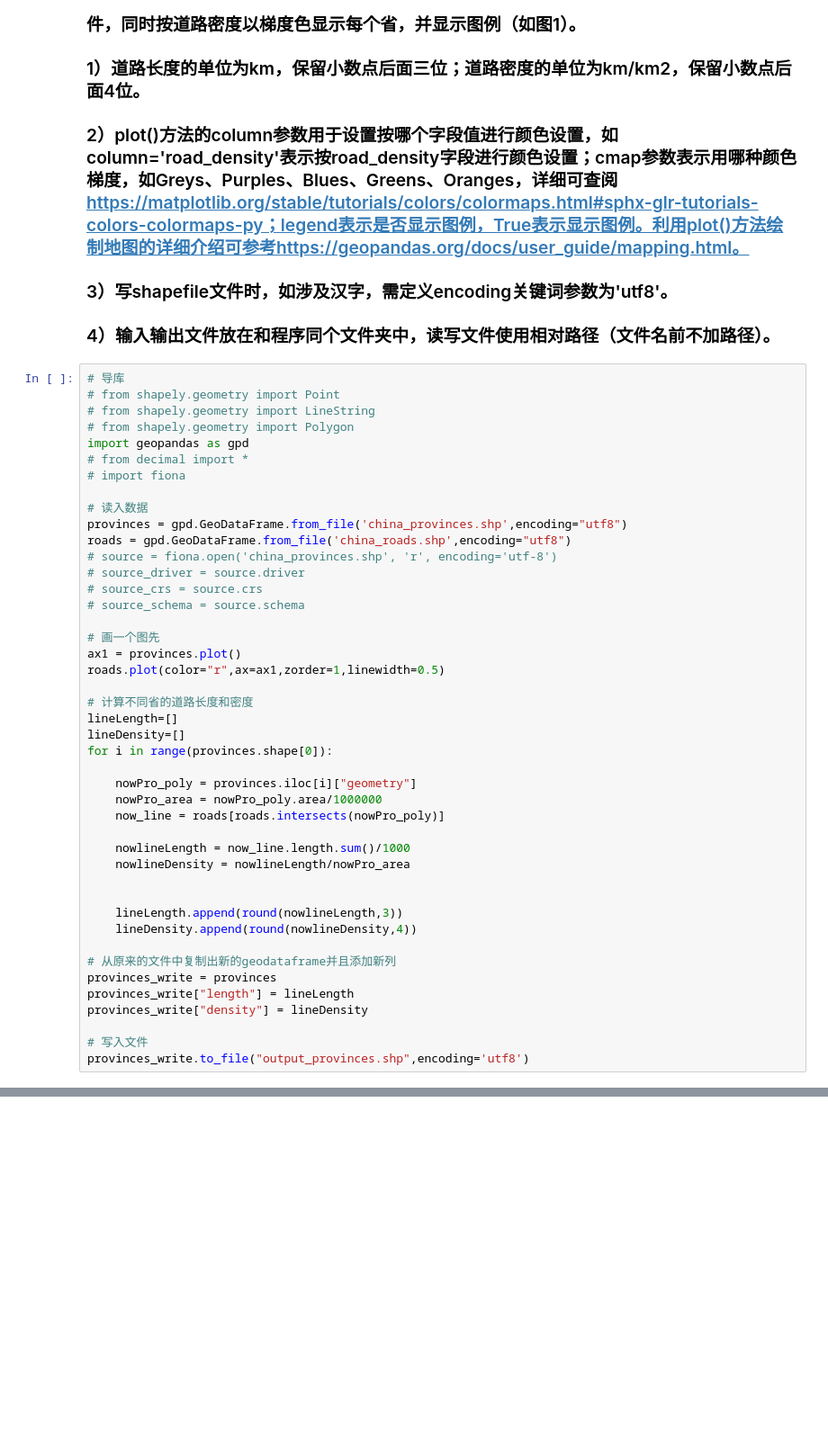
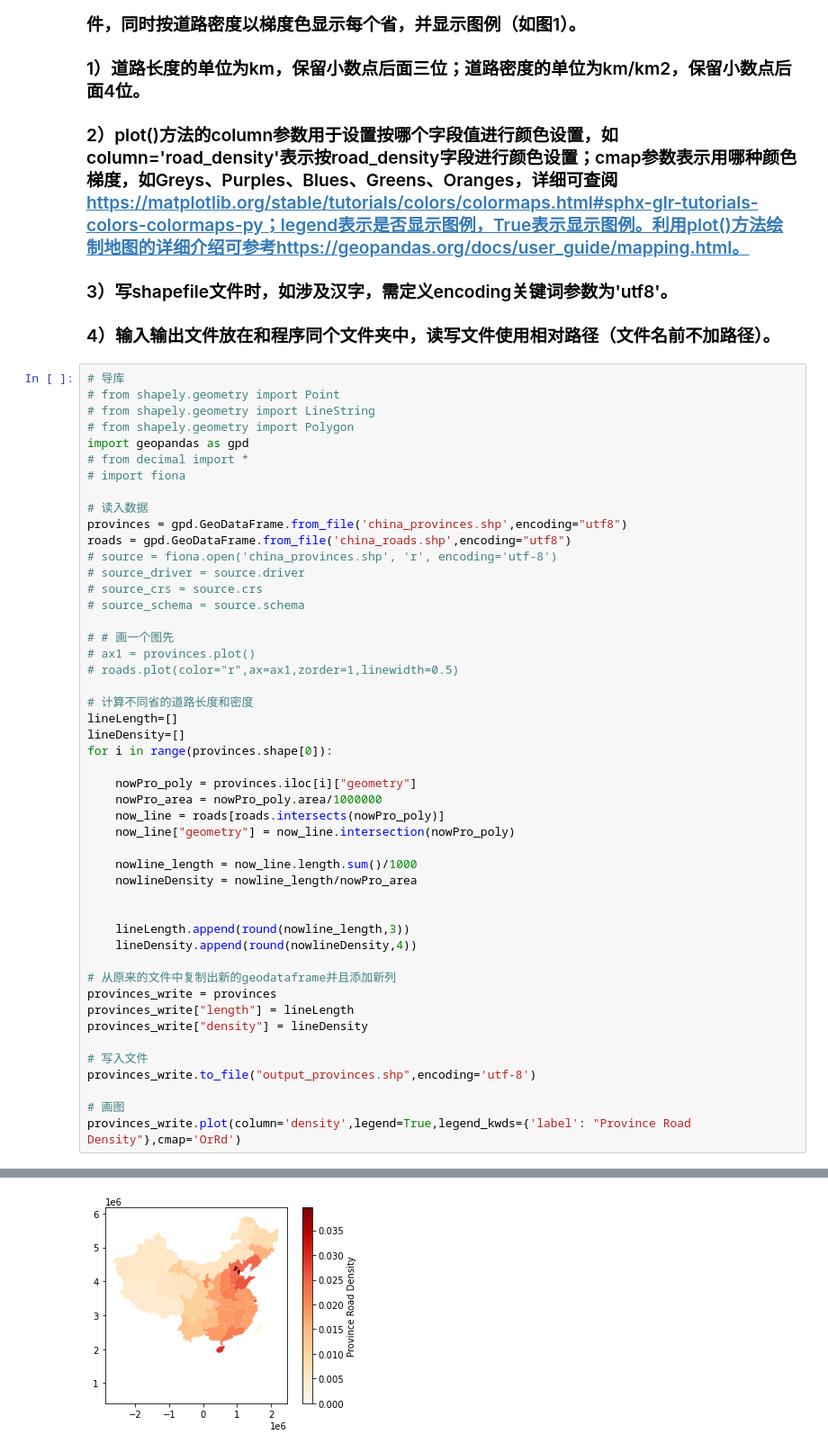
Before and after one commit to Plutoset/se-gis, a Jupyter notebook: 10193903446_汤博.ipynb, the cells around one changed output, grey strips where cells are left out. Shown at 90% size. Cells and saved outputs as stored; diff of their text form; blank space fills up the shorter version.

```diff
--- a/10193903446_汤博.ipynb
+++ b/10193903446_汤博.ipynb
@@ -356,9 +356,9 @@ roads = gpd.GeoDataFrame.from_file('china_roads.shp',encoding="utf8")
 # source_crs = source.crs
 # source_schema = source.schema
 
-# 画一个图先
-ax1 = provinces.plot()
-roads.plot(color="r",ax=ax1,zorder=1,linewidth=0.5)
+# # 画一个图先
+# ax1 = provinces.plot()
+# roads.plot(color="r",ax=ax1,zorder=1,linewidth=0.5)
 
 # 计算不同省的道路长度和密度
 lineLength=[]
@@ -368,12 +368,13 @@ for i in range(provinces.shape[0]):
     nowPro_poly = provinces.iloc[i]["geometry"]
     nowPro_area = nowPro_poly.area/1000000
     now_line = roads[roads.intersects(nowPro_poly)]
+    now_line["geometry"] = now_line.intersection(nowPro_poly)
 
-    nowlineLength = now_line.length.sum()/1000
-    nowlineDensity = nowlineLength/nowPro_area
+    nowline_length = now_line.length.sum()/1000
+    nowlineDensity = nowline_length/nowPro_area
 
 
-    lineLength.append(round(nowlineLength,3))
+    lineLength.append(round(nowline_length,3))
     lineDensity.append(round(nowlineDensity,4))
 
 # 从原来的文件中复制出新的geodataframe并且添加新列
@@ -382,5 +383,8 @@ provinces_write["length"] = lineLength
 provinces_write["density"] = lineDensity
 
 # 写入文件
-provinces_write.to_file("output_provinces.shp",encoding='utf8')
+provinces_write.to_file("output_provinces.shp",encoding='utf-8')
+
+# 画图
+provinces_write.plot(column='density',legend=True,legend_kwds={'label': "Province Road Density"},cmap='OrRd')
 # %% [output]
@@ -387,0 +397 @@ SchemaError: Failed to create field name 'NAME': cannot convert to utf8
+[figure, added]
```
Also changed, not shown: parts of 3 cells of this notebook, 2 other files.
